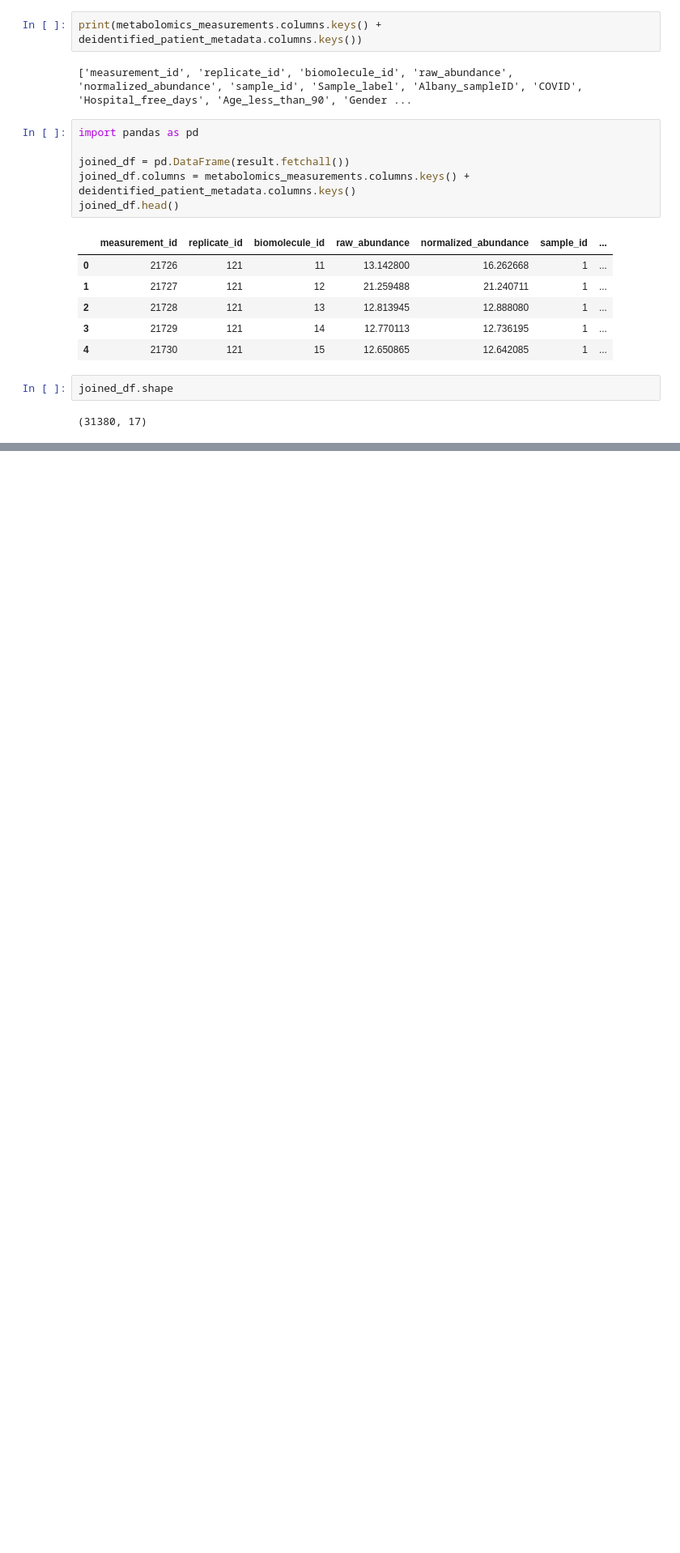
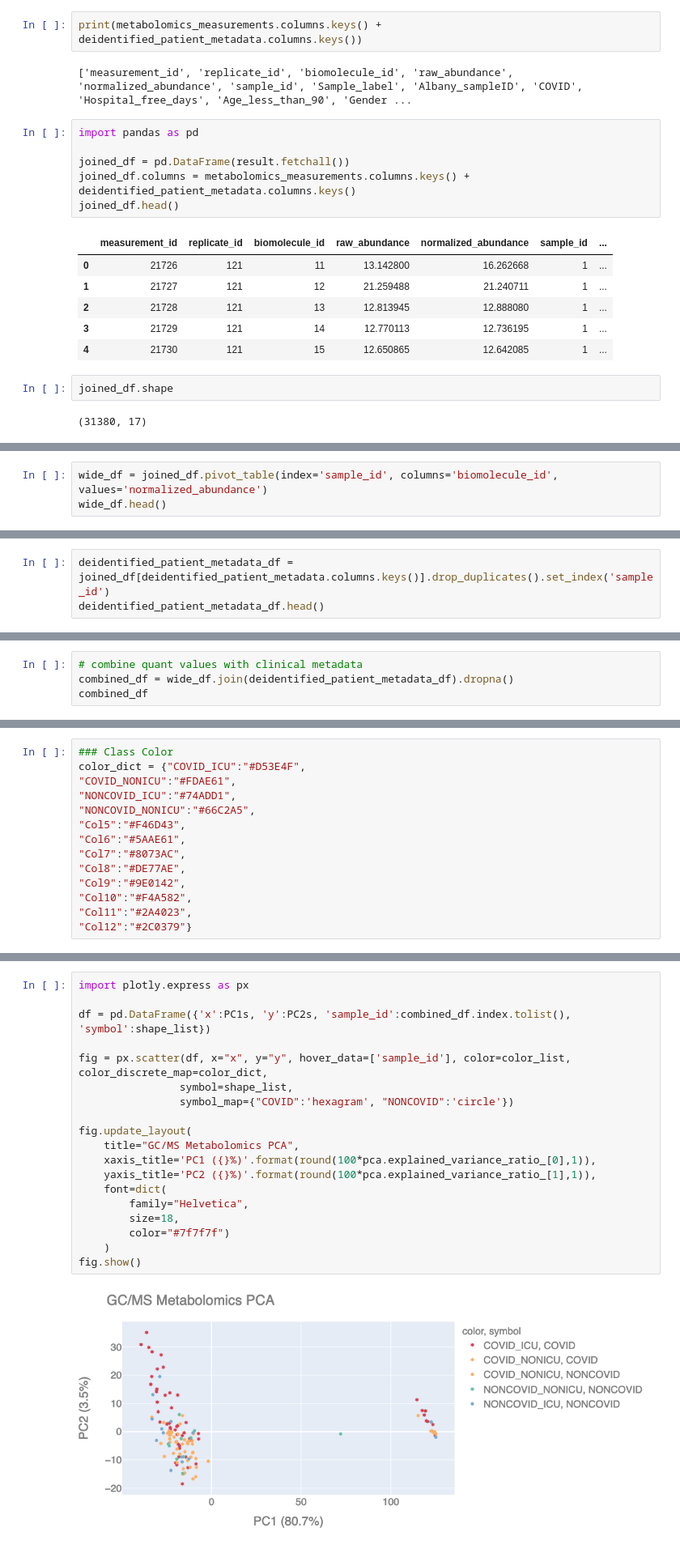
Before and after one commit to ijmiller2/COVID-19_Multi-Omics, a Jupyter notebook: eda/IJM/metabolomics/1.0_gc_metabolomics_PCA.ipynb, the cells around one changed output, grey strips where cells are left out. Shown at 81% size. Cells and saved outputs as stored; diff of their text form; blank space fills up the shorter version.

Commit message:
Got PCA (#3) and interactive plotly code (#10) working. Still need to clean up and do a filter by keep column in rawfiles table.

```diff
--- a/eda/IJM/metabolomics/1.0_gc_metabolomics_PCA.ipynb
+++ b/eda/IJM/metabolomics/1.0_gc_metabolomics_PCA.ipynb
@@ -122,0 +125,3 @@ connection.close()
+# %%
+wide_df = joined_df.pivot_table(index='sample_id', columns='biomolecule_id', values='normalized_abundance')
+wide_df.head()
@@ -122,0 +197,3 @@ connection.close()
+# %%
+deidentified_patient_metadata_df = joined_df[deidentified_patient_metadata.columns.keys()].drop_duplicates().set_index('sample_id')
+deidentified_patient_metadata_df.head()
@@ -122,0 +223,4 @@ connection.close()
+# %%
+# combine quant values with clinical metadata
+combined_df = wide_df.join(deidentified_patient_metadata_df).dropna()
+combined_df
@@ -122,0 +249,14 @@ connection.close()
+# %%
+### Class Color
+color_dict = {"COVID_ICU":"#D53E4F",
+"COVID_NONICU":"#FDAE61",
+"NONCOVID_ICU":"#74ADD1",
+"NONCOVID_NONICU":"#66C2A5",
+"Col5":"#F46D43",
+"Col6":"#5AAE61",
+"Col7":"#8073AC",
+"Col8":"#DE77AE",
+"Col9":"#9E0142",
+"Col10":"#F4A582",
+"Col11":"#2A4023",
+"Col12":"#2C0379"}
@@ -122,0 +299,21 @@ connection.close()
+# %%
+import plotly.express as px
+
+df = pd.DataFrame({'x':PC1s, 'y':PC2s, 'sample_id':combined_df.index.tolist(), 'symbol':shape_list})
+
+fig = px.scatter(df, x="x", y="y", hover_data=['sample_id'], color=color_list, color_discrete_map=color_dict,
+                symbol=shape_list,
+                symbol_map={"COVID":'hexagram', "NONCOVID":'circle'})
+
+fig.update_layout(
+    title="GC/MS Metabolomics PCA",
+    xaxis_title='PC1 ({}%)'.format(round(100*pca.explained_variance_ratio_[0],1)),
+    yaxis_title='PC2 ({}%)'.format(round(100*pca.explained_variance_ratio_[1],1)),
+    font=dict(
+        family="Helvetica",
+        size=18,
+        color="#7f7f7f")
+    )
+fig.show()
+# %% [output]
+[figure, added]
```
Also changed, not shown: parts of 16 cells of this notebook.
